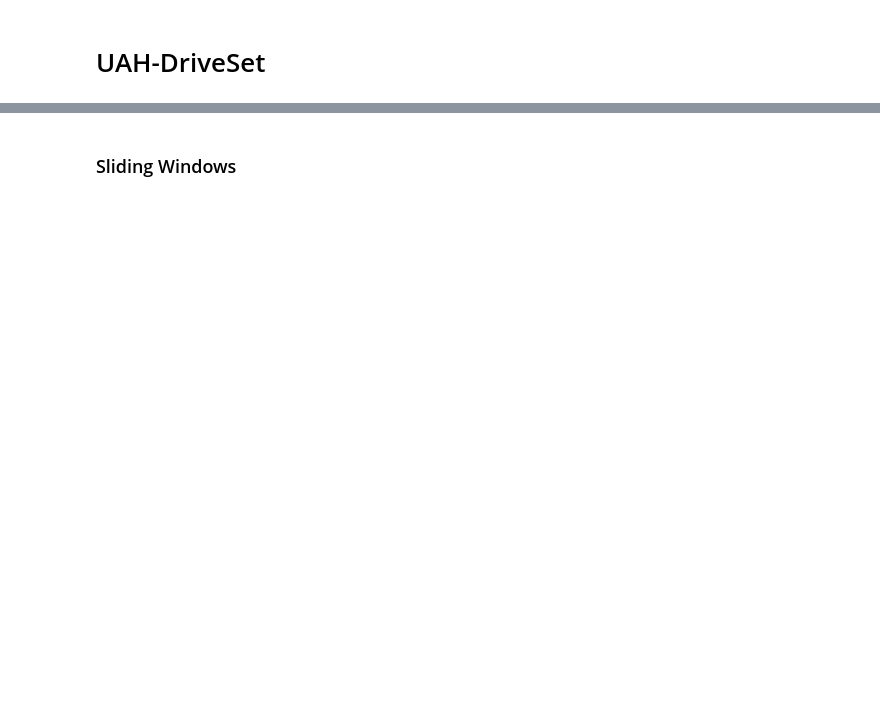
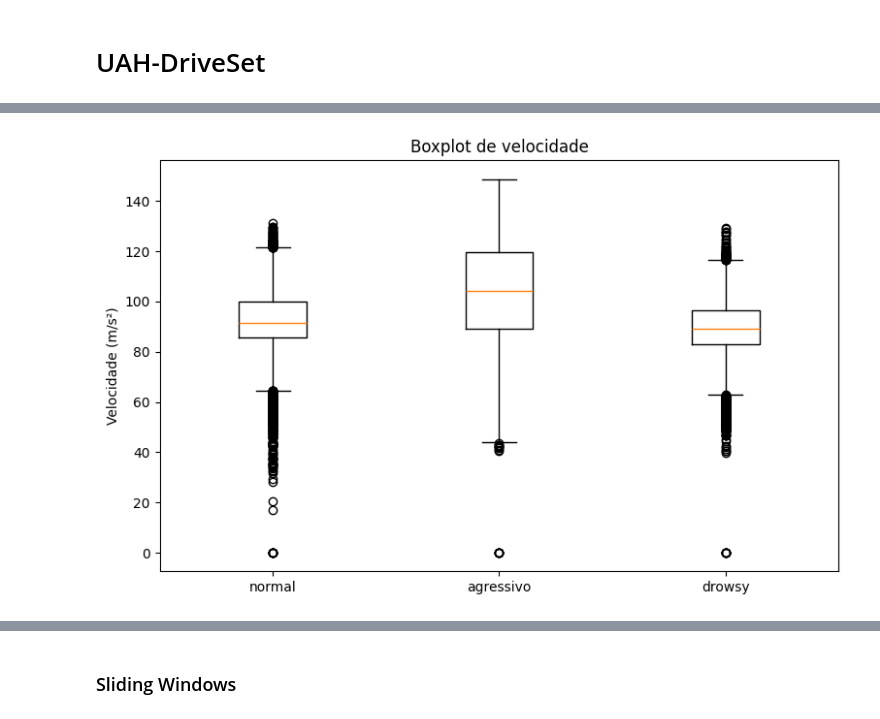
Before and after one commit to RenanFlorencio/DBdatasets, a Jupyter notebook: UAH-driveset/UAHDriveSet.ipynb, the cells around one changed output, grey strips where cells are left out. Cells and saved outputs as stored; diff of their text form; code cells hidden in the pictures; blank space fills up the shorter version.

```diff
--- a/UAH-driveset/UAHDriveSet.ipynb
+++ b/UAH-driveset/UAHDriveSet.ipynb
@@ -26,5 +17,0 @@ df_21 = getData(21)
-# %%
-data = [df_16, df_17, df_20, df_21]
-cols = ['timestamp', 'uptimeNanos']
-for i in range(len(data)):
-    data[i] = data[i].drop(cols, axis=1, inplace=False)
@@ -76,0 +81,2 @@ plot_sensor_data(df_21, 'giroscopio', figsize=(15, 4), begin=16, end=50)
+# %%
+drivers = ['D1', 'D2', 'D3', 'D4', 'D5', 'D6']
@@ -76,0 +103,27 @@ plot_sensor_data(df_21, 'giroscopio', figsize=(15, 4), begin=16, end=50)
+# %%
+def read_gps(drivers):
+    normal = pd.DataFrame()
+    aggressive = pd.DataFrame()
+    drowsy = pd.DataFrame()
+    for driver in drivers:
+        normal = pd.concat([normal, getData(driver, 'NORMAL1-SECONDARY', sensor='gps')], axis=0)
+        normal = pd.concat([normal, getData(driver, 'NORMAL2-SECONDARY', sensor='gps')], axis=0)
+        normal = pd.concat([normal, getData(driver, 'NORMAL-MOTORWAY', sensor='gps')], axis=0)
+        aggressive = pd.concat([aggressive, getData(driver, 'AGGRESSIVE-SECONDARY', sensor='gps')], axis=0)
+        aggressive = pd.concat([aggressive, getData(driver, 'AGGRESSIVE-MOTORWAY', sensor='gps')], axis=0)
+        drowsy = pd.concat([drowsy, getData(driver, 'DROWSY-SECONDARY', sensor='gps')], axis=0)
+        drowsy = pd.concat([drowsy, getData(driver, 'DROWSY-MOTORWAY', sensor='gps')], axis=0)
+
+    df_gps = {}
+    df_gps['normal'] = normal
+    df_gps['aggressive'] = aggressive
+    df_gps['drowsy'] = drowsy
+
+    return df_gps
+# %%
+df_acc = read_accelerometer(drivers)
+df_gps = read_gps(drivers)
+# %%
+boxplots(df_gps, sensors=['speed'], names=['velocidade (m/s²)'], classes=['normal', 'agressivo', 'drowsy'], showfliers=True)
+# %% [output]
+[figure, added]
```
Also changed, not shown: parts of 19 cells of this notebook.
